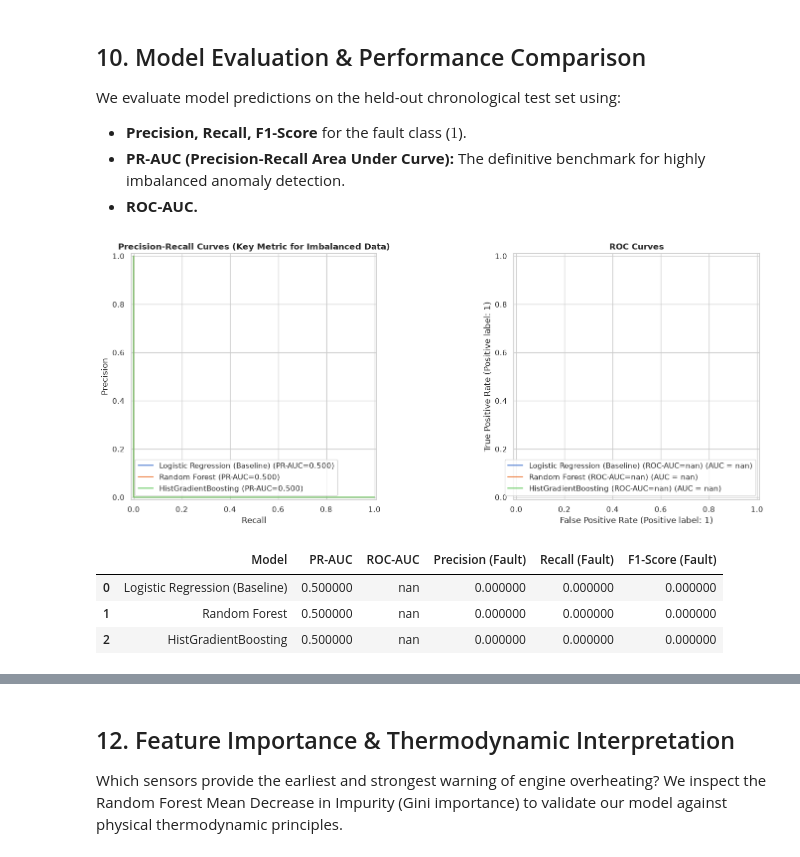
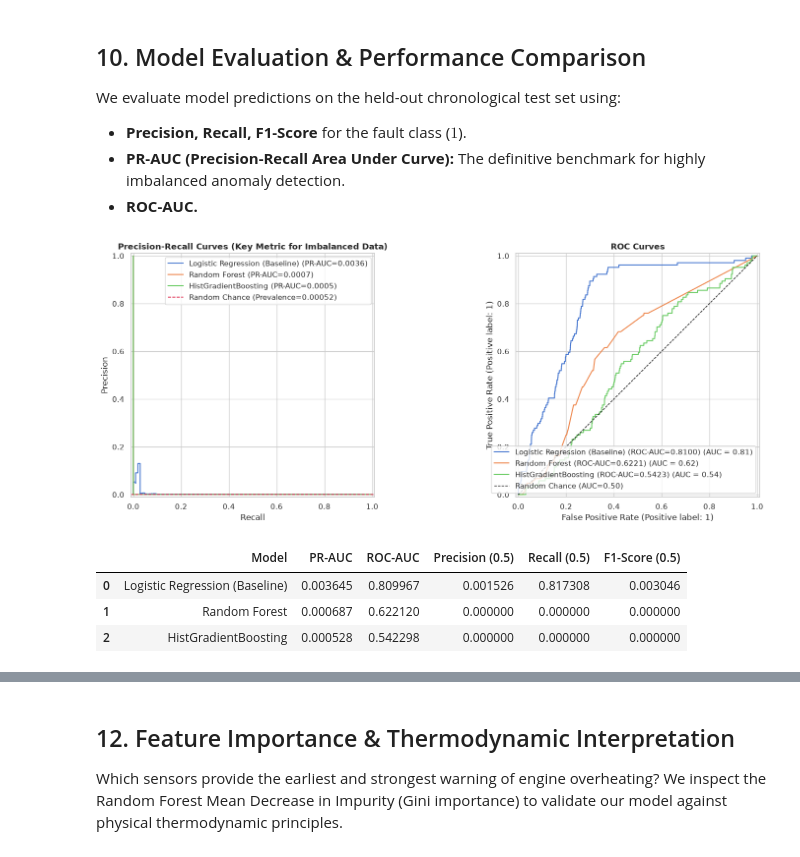
Before and after one commit to PasqualeAndreacchio/AnomalyDection-Spark, a Jupyter notebook: predictive_maintenance.ipynb, the cells around one changed output, grey strips where cells are left out. Cells and saved outputs as stored; diff of their text form; code cells hidden in the pictures.

```diff
--- a/predictive_maintenance.ipynb
+++ b/predictive_maintenance.ipynb
@@ -386,6 +423,7 @@ $$\hat{Y}_T = f\left(\mathbf{X}_{T-1}, \mathbf{X}_{T-5}, \Delta \mathbf{X}_{[T-1
   - **Test Set:** Final 30% of chronological timeline (Months 5–6).
 # %%
 # Feature Engineering: Lagged Features & Temporal Dynamics
+# Sort initially by (hwid, timestamp_bucket) to compute strictly device-isolated lags
 pdf_ml = pdf_data.sort_values(["hwid", "timestamp_bucket"]).reset_index(drop=True)
 
 # Define physical feature candidates
@@ -411,11 +449,16 @@ pdf_ml["any_engine_on"] = (
 # Drop initial lag NaNs
 pdf_ml = pdf_ml.dropna().reset_index(drop=True)
 
+# CRITICAL FIX: Sort strictly chronologically by global timestamp across all devices
+# This guarantees that the chronological split respects real time (past vs future)
+pdf_ml = pdf_ml.sort_values("timestamp_bucket").reset_index(drop=True)
+
 # Select final feature matrix X and target y
 feature_cols = [c for c in pdf_ml.columns if "_lag" in c or "_diff" in c or c == "any_engine_on"]
 X = pdf_ml[feature_cols]
 y = pdf_ml["is_overheated"].astype(int)
 
 print(f"Engineered {len(feature_cols)} predictor features strictly observed at T-1 or earlier.")
+print(f"Dataset sorted globally by timestamp_bucket from {pdf_ml['timestamp_bucket'].min()} to {pdf_ml['timestamp_bucket'].max()}.")
 # %% [output]
 Engineered 27 predictor features strictly observed at T-1 or earlier.
@@ -492,6 +584,9 @@ models = {
 
 results = []
 fig, (ax1, ax2) = plt.subplots(1, 2, figsize=(16, 6))
+
+# Test set baseline prevalence (chance level for Precision-Recall)
+prevalence = float(y_test.mean())
 
 for name, model in models.items():
     # Probability of overheating fault
@@ -499,42 +594,52 @@ for name, model in models.items():
     y_pred = (y_prob >= 0.5).astype(int)
 
     # Calculate PR-AUC and ROC-AUC
     precision, recall, _ = precision_recall_curve(y_test, y_prob)
     pr_auc = auc(recall, precision)
     roc_auc = roc_auc_score(y_test, y_prob)
 
-    # Classification metrics
+    # Classification metrics at default threshold 0.5
     report = classification_report(y_test, y_pred, output_dict=True, zero_division=0)
     f1 = report["1"]["f1-score"]
     prec = report["1"]["precision"]
     rec = report["1"]["recall"]
 
     results.append({
         "Model": name,
         "PR-AUC": pr_auc,
         "ROC-AUC": roc_auc,
-        "Precision (Fault)": prec,
-        "Recall (Fault)": rec,
-        "F1-Score (Fault)": f1
+        "Precision (0.5)": prec,
+        "Recall (0.5)": rec,
+        "F1-Score (0.5)": f1
     })
 
     # Plot PR Curve
-    PrecisionRecallDisplay(precision=precision, recall=recall).plot(ax=ax1, name=f"{name} (PR-AUC={pr_auc:.3f})")
+    PrecisionRecallDisplay(precision=precision, recall=recall).plot(ax=ax1, name=f"{name} (PR-AUC={pr_auc:.4f})")
 
     # Plot ROC Curve
-    RocCurveDisplay.from_predictions(y_test, y_prob, ax=ax2, name=f"{name} (ROC-AUC={roc_auc:.3f})")
+    RocCurveDisplay.from_predictions(y_test, y_prob, ax=ax2, name=f"{name} (ROC-AUC={roc_auc:.4f})")
 
+# Add chance baseline to PR Curve
+ax1.axhline(prevalence, color="crimson", linestyle="--", linewidth=1.2, label=f"Random Chance (Prevalence={prevalence:.5f})")
 ax1.set_title("Precision-Recall Curves (Key Metric for Imbalanced Data)", fontweight="bold")
+ax1.set_xlabel("Recall")
+ax1.set_ylabel("Precision")
+ax1.legend(loc="upper right")
+
+# Add diagonal chance to ROC Curve
+ax2.plot([0, 1], [0, 1], color="black", linestyle="--", linewidth=1.0, label="Random Chance (AUC=0.50)")
 ax2.set_title("ROC Curves", fontweight="bold")
+ax2.legend(loc="lower right")
+
 plt.tight_layout()
 plt.show()
 
 # Summary Table
 df_results = pd.DataFrame(results)
-display(df_results.style.highlight_max(axis=0, subset=["PR-AUC", "ROC-AUC", "F1-Score (Fault)"], color="#d4edda"))
+display(df_results.style.highlight_max(axis=0, subset=["PR-AUC", "ROC-AUC", "F1-Score (0.5)"], color="#d4edda"))
 # %% [output]
-[figure, old version]
+[figure, new version]
-|  | Model | PR-AUC | ROC-AUC | Precision (Fault) | Recall (Fault) | F1-Score (Fault) |
-| 0 | Logistic Regression (Baseline) | 0.500000 | nan | 0.000000 | 0.000000 | 0.000000 |
-| 1 | Random Forest | 0.500000 | nan | 0.000000 | 0.000000 | 0.000000 |
-| 2 | HistGradientBoosting | 0.500000 | nan | 0.000000 | 0.000000 | 0.000000 |
+|  | Model | PR-AUC | ROC-AUC | Precision (0.5) | Recall (0.5) | F1-Score (0.5) |
+| 0 | Logistic Regression (Baseline) | 0.003645 | 0.809967 | 0.001526 | 0.817308 | 0.003046 |
+| 1 | Random Forest | 0.000687 | 0.622120 | 0.000000 | 0.000000 | 0.000000 |
+| 2 | HistGradientBoosting | 0.000528 | 0.542298 | 0.000000 | 0.000000 | 0.000000 |
```
Also changed, not shown: parts of 19 cells of this notebook.
